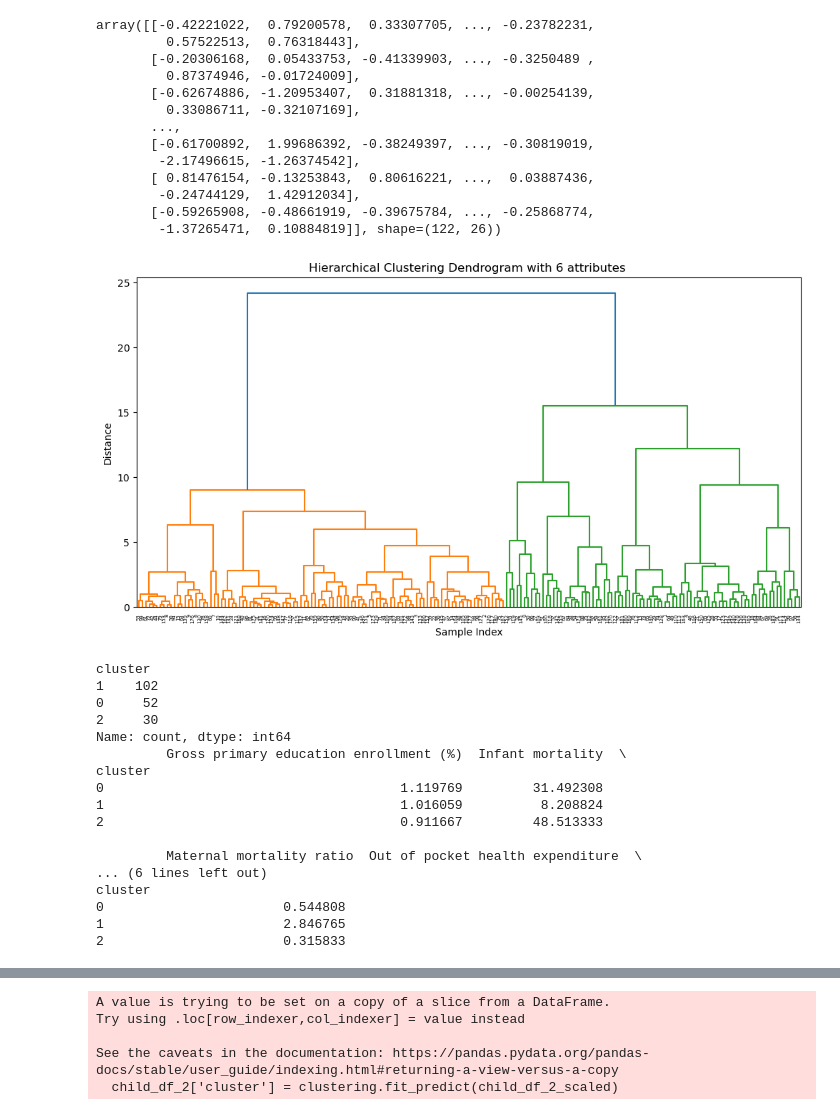
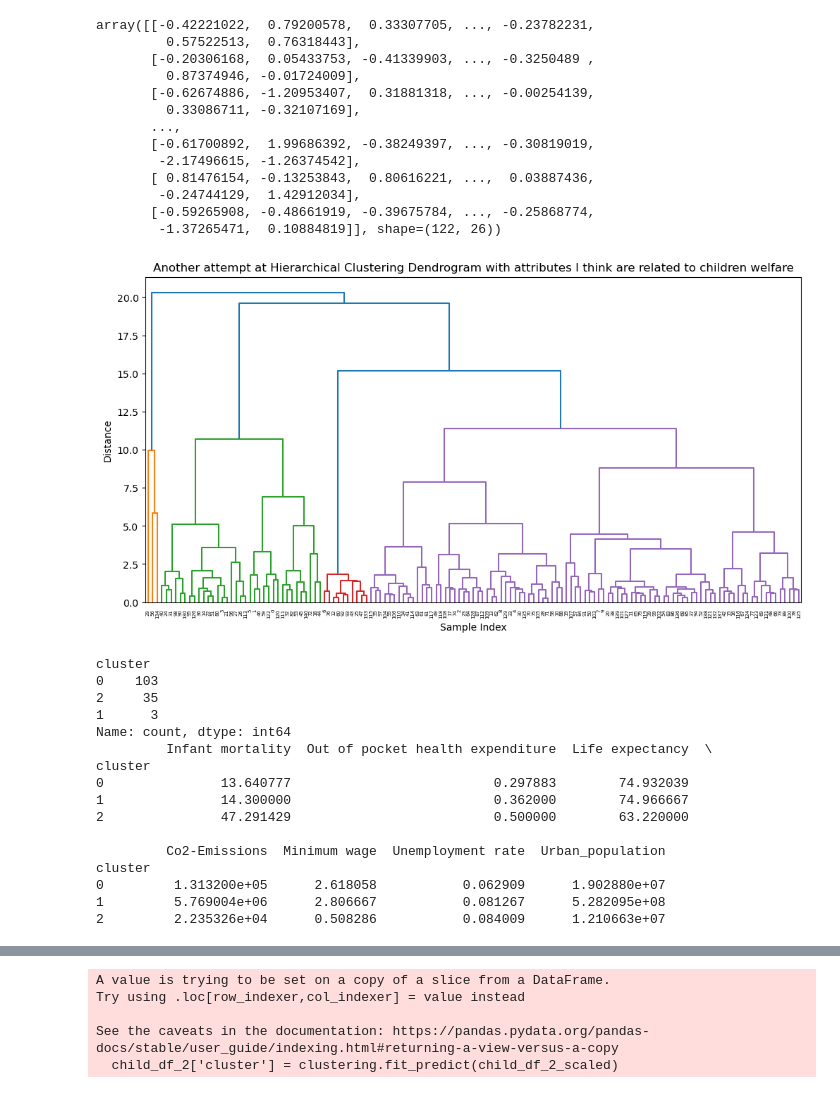
Before and after one commit to thanikaar/ml, a Jupyter notebook: HW_9/HW_9.ipynb, the cells around one changed output, grey strips where cells are left out. Drawn from its saved outputs; the diff is of its cells as text; code cells hidden in the pictures.

```diff
--- a/HW_9/HW_9.ipynb
+++ b/HW_9/HW_9.ipynb
@@ -31,6 +31,8 @@ Index(['Country', 'Density\n(P/Km2)', 'Abbreviation', 'Agricultural Land( %)',
       dtype='object')
 # %%
 # the list of columns i selected
-child_df= df[['Gross primary education enrollment (%)', 'Infant mortality', 'Maternal mortality ratio','Out of pocket health expenditure','Physicians per thousand']]
-child_df_2 = df[['GDP','Gross primary education enrollment (%)', 'Infant mortality', 'Maternal mortality ratio','Out of pocket health expenditure','Physicians per thousand','Birth Rate','Life expectancy','Unemployment rate','Fertility Rate']]
+child_df= df[['Infant mortality',
+              'Out of pocket health expenditure',
+              'Life expectancy', 'Co2-Emissions','Minimum wage','Unemployment rate',
+              'Urban_population']]
 # %%
@@ -127,11 +96,13 @@ dtype: object
 # convert values to float
 child_df.dtypes
 
-# Remove '$'
-# child_df['GDP'] = child_df['GDP'].astype(str).str.replace('$', '').str.replace(',', '').astype(float)
+# changing to float by removing $ and/or %
+child_df['Co2-Emissions'] = child_df['Co2-Emissions'].astype(str).str.replace(',', '').astype(float)
+child_df['Minimum wage'] = child_df['Minimum wage'].astype(str).str.replace('$', '').str.replace(',', '').astype(float)
+child_df['Urban_population'] = child_df['Urban_population'].astype(str).str.replace(',', '').astype(float)
 
 # Remove '%' and convert to decimals
-child_df['Gross primary education enrollment (%)'] = child_df['Gross primary education enrollment (%)'].astype(str).str.replace('%', '').astype(float) / 100
 child_df['Out of pocket health expenditure'] = child_df['Out of pocket health expenditure'].astype(str).str.replace('%', '').astype(float) / 100
+child_df['Unemployment rate'] = child_df['Unemployment rate'].astype(str).str.replace('%', '').astype(float) / 100
 # %%
 
@@ -223,38 +194,37 @@ array([[-0.42221022,  0.79200578,  0.33307705, ..., -0.23782231,
        [-0.59265908, -0.48661919, -0.39675784, ..., -0.25868774,
         -1.37265471,  0.10884819]], shape=(122, 26))
 # %%
-# 4. Perform hierarchical clustering
+# Perform hierarchical clustering
 clustering = AgglomerativeClustering(n_clusters=3, linkage='ward')
 child_df['cluster'] = clustering.fit_predict(child_df_scaled)
 
-# 5. Create dendrogram to visualize
+# Create dendrogram to visualize
 plt.figure(figsize=(12, 6))
 Z = linkage(child_df_scaled, method='ward')
 dendrogram(Z)
-plt.title('Hierarchical Clustering Dendrogram with 6 attributes ')
+plt.title('Another attempt at Hierarchical Clustering Dendrogram with attributes I think are related to children welfare')
 plt.xlabel('Sample Index')
 plt.ylabel('Distance')
 plt.show()
 
-# 6. View cluster assignments
+# View cluster assignments
 print(child_df['cluster'].value_counts())
 print(child_df.groupby('cluster').mean())
 # %% [output]
-[figure, old version]
+[figure, new version]
 cluster
-1    102
-0     52
-2     30
+0    103
+2     35
+1      3
 Name: count, dtype: int64
-         Gross primary education enrollment (%)  Infant mortality  \
+         Infant mortality  Out of pocket health expenditure  Life expectancy  \
 cluster
-0                                      1.119769         31.492308
-1                                      1.016059          8.208824
-2                                      0.911667         48.513333
+0               13.640777                          0.297883        74.932039
+1               14.300000                          0.362000        74.966667
+2               47.291429                          0.500000        63.220000
 
-         Maternal mortality ratio  Out of pocket health expenditure  \
-... (6 lines left out)
+         Co2-Emissions  Minimum wage  Unemployment rate  Urban_population
 cluster
-0                       0.544808
-1                       2.846765
-2                       0.315833
+0         1.313200e+05      2.618058           0.062909      1.902880e+07
+1         5.769004e+06      2.806667           0.081267      5.282095e+08
+2         2.235326e+04      0.508286           0.084009      1.210663e+07
```
Also changed, not shown: parts of 16 cells of this notebook, 8 other files.
